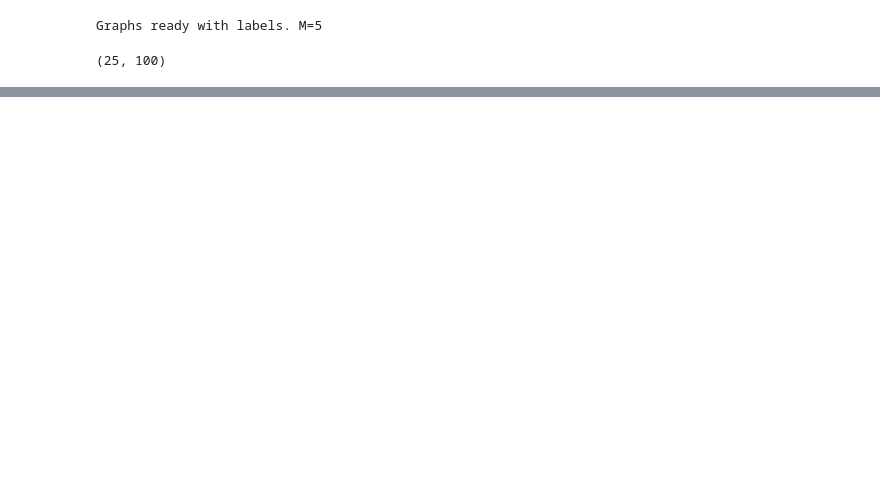
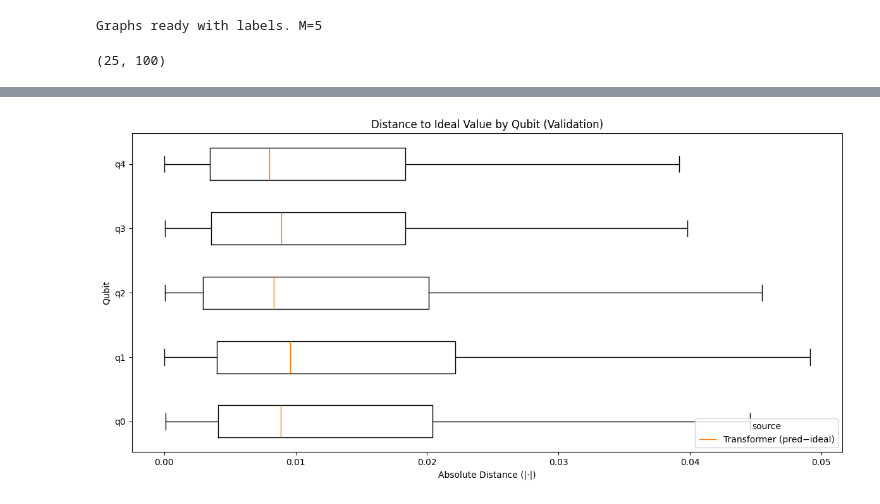
Before and after one commit to SMATousi/vigir-ml-qem, a Jupyter notebook: docs/demos/graph_approach/qem_gnn_step2/02_GNN_Transformer.ipynb, the cells around one changed output, grey strips where cells are left out. Drawn from its saved outputs; the diff is of its cells as text; code cells hidden in the pictures; blank space fills up the shorter version.

```diff
--- a/docs/demos/graph_approach/qem_gnn_step2/02_GNN_Transformer.ipynb
+++ b/docs/demos/graph_approach/qem_gnn_step2/02_GNN_Transformer.ipynb
@@ -74,15 +72,13 @@ DataBatch(x=[50564, 20], edge_index=[2, 62935], num_nodes=50564, lightcone_masks
 # %%
 # You can tune these a bit; keep it small because of low data.
-model_cfg = dict(d_model=128, layers=3, heads=4, dropout=0.2, use_noisy=True)
+model_cfg = dict(d_model=128, layers=3, heads=4, dropout=0.1, use_noisy=True)
 
-net = train(
-    model_cfg,
-    (train_loader, val_loader),
-    epochs=100,
-    lr=1e-3,
-    wd=1e-4,
-    patience=15,  # early stopping
-)
+net, hist = train(model_cfg, (train_loader, val_loader),
+                  epochs=100, lr=1e-3, wd=1e-4, patience=15,
+                  best_ckpt_path="best_qem_graph_transformer.pt")
+
+# net is already restored to the best-validated state
+
 # torch.save(net.state_dict(), MODEL_OUT)
 # print("Saved:", MODEL_OUT)
 # %% [output]
@@ -237,0 +110,80 @@ plot_distance_boxplot(
+# %%
+import torch
+import matplotlib.pyplot as plt
+
+device = "cuda" if torch.cuda.is_available() else "cpu"
+M = next(iter(val_loader)).lightcone_masks.shape[1]
+
+@torch.no_grad()
+def collect_pred_target_noisy(loader, model, M, device):
+    model.eval()
+    P, Y, N = [], [], []
+    for batch in loader:
+        batch = batch.to(device)
+        y_hat = model(batch)            # [B*M]
+        P.append(y_hat.detach().cpu())
+        Y.append(batch.y.detach().cpu())
+        N.append(batch.noisy_z.detach().cpu())
+    P = torch.cat(P, 0).view(-1, M)     # [S, M]
+    Y = torch.cat(Y, 0).view(-1, M)     # [S, M]
+    N = torch.cat(N, 0).view(-1, M)     # [S, M]
+    return P, Y, N
+
+P, Y, N = collect_pred_target_noisy(val_loader, net, M, device)
+
+# ---- Per-qubit MAE (model) ----
+per_qubit_mae = (P - Y).abs().mean(dim=0).tolist()
+print("Per-qubit MAE (model):", per_qubit_mae)
+
+# ---- Distances to plot ----
+dist_model = (P - Y).abs()   # what you want on the plot
+dist_noisy = (N - Y).abs()   # optional baseline
+
+def plot_distance_boxplot(dist_by_source, qubit_labels=None, title="Distance to Ideal by Qubit"):
+    first = next(iter(dist_by_source.values()))
+    S, M = first.shape
+    if qubit_labels is None:
+        qubit_labels = [f"q{i}" for i in range(M)]
+
+    fig = plt.figure(figsize=(12, 6))
+    ax = plt.gca()
+    base_positions = torch.arange(M).float()
+    K = len(dist_by_source)
+    offsets = torch.linspace(-0.25, 0.25, steps=K) if K > 1 else torch.tensor([0.0])
+
+    handles = []
+    for j, (name, D) in enumerate(dist_by_source.items()):
+        data = [D[:, q].numpy() for q in range(M)]
+        positions = (base_positions + offsets[j]).tolist()
+        bp = ax.boxplot(
+            data,
+            positions=positions,
+            vert=False,
+            widths=0.5,
+            patch_artist=False,
+            manage_ticks=False,
+            showfliers=False,
+            whis=1.5,
+            labels=None,
+        )
+        handles.append(bp["medians"][0])
+
+    ax.set_yticks(base_positions.tolist())
+    ax.set_yticklabels(qubit_labels)
+    ax.set_xlabel("Absolute Distance (|·|)")
+    ax.set_ylabel("Qubit")
+    ax.set_title(title)
+    ax.legend(handles, list(dist_by_source.keys()), loc="lower right", title="source")
+    fig.tight_layout()
+    plt.show()
+
+# ---- Plot (model vs optional baseline) ----
+plot_distance_boxplot(
+    {
+        "Transformer (pred−ideal)": dist_model,
+        # "Noisy (noisy−ideal)": dist_noisy,   # uncomment to compare baseline
+    },
+    qubit_labels=[f"q{i}" for i in range(M)],
+    title="Distance to Ideal Value by Qubit (Validation)",
+)
+# %% [output]
@@ -237,0 +191 @@ plot_distance_boxplot(
+[figure, added]
```
Also changed, not shown: parts of 25 cells of this notebook, 4 other files.
